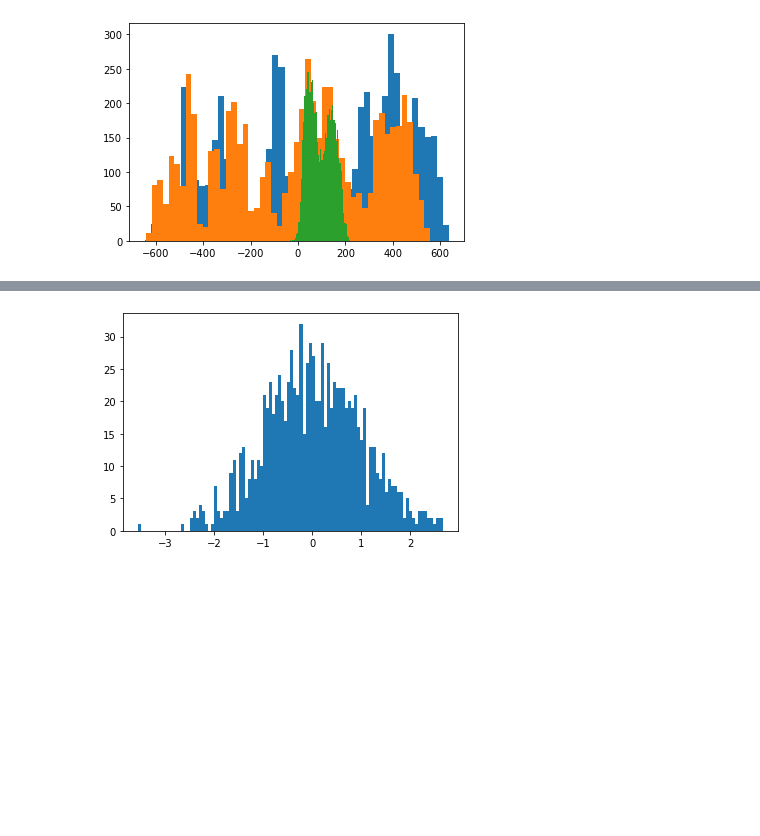
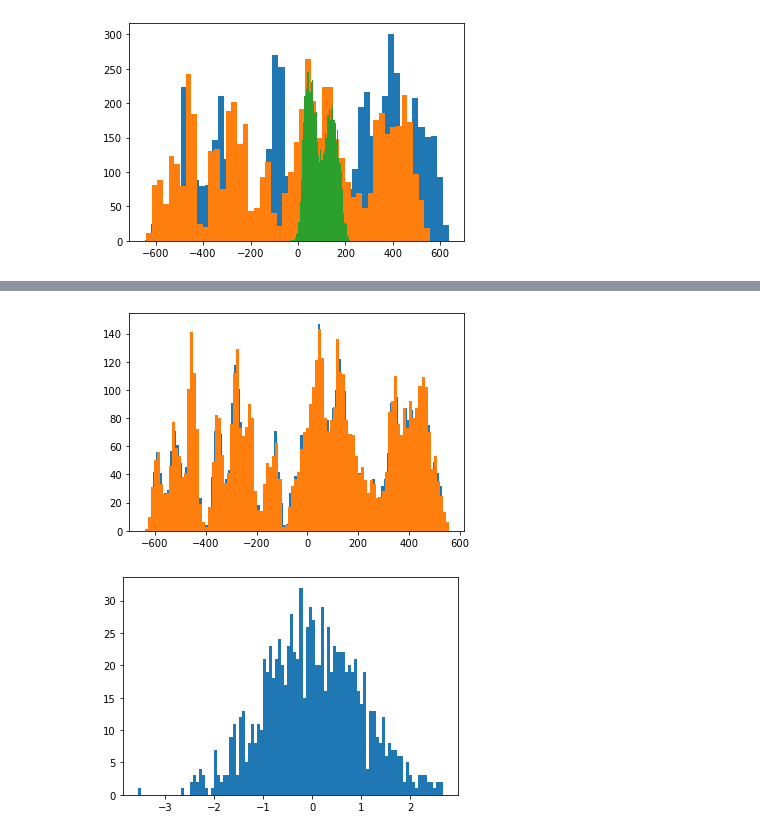
Before and after one commit to CNS-OIST/pycabnn, a Jupyter notebook: notebooks/MLI_geometry_workbook.ipynb, the cells around one changed output, grey strips where cells are left out. Cells and saved outputs as stored; diff of their text form; code cells hidden in the pictures; blank space fills up the shorter version.

```diff
--- a/notebooks/MLI_geometry_workbook.ipynb
+++ b/notebooks/MLI_geometry_workbook.ipynb
@@ -652,3 +665,8 @@ plt.hist(AxonsAll[:,1],50);
+# %%
+plt.hist(AxonsAllNew[:,2],100);
+plt.hist(AxonsAll[:,2],100);
+# %% [output]
+[figure, added]
 # %%
 nsamples = np.random.randn(1000)
 plt.hist(nsamples,100);
```
Also changed, not shown: parts of 4 cells of this notebook.
